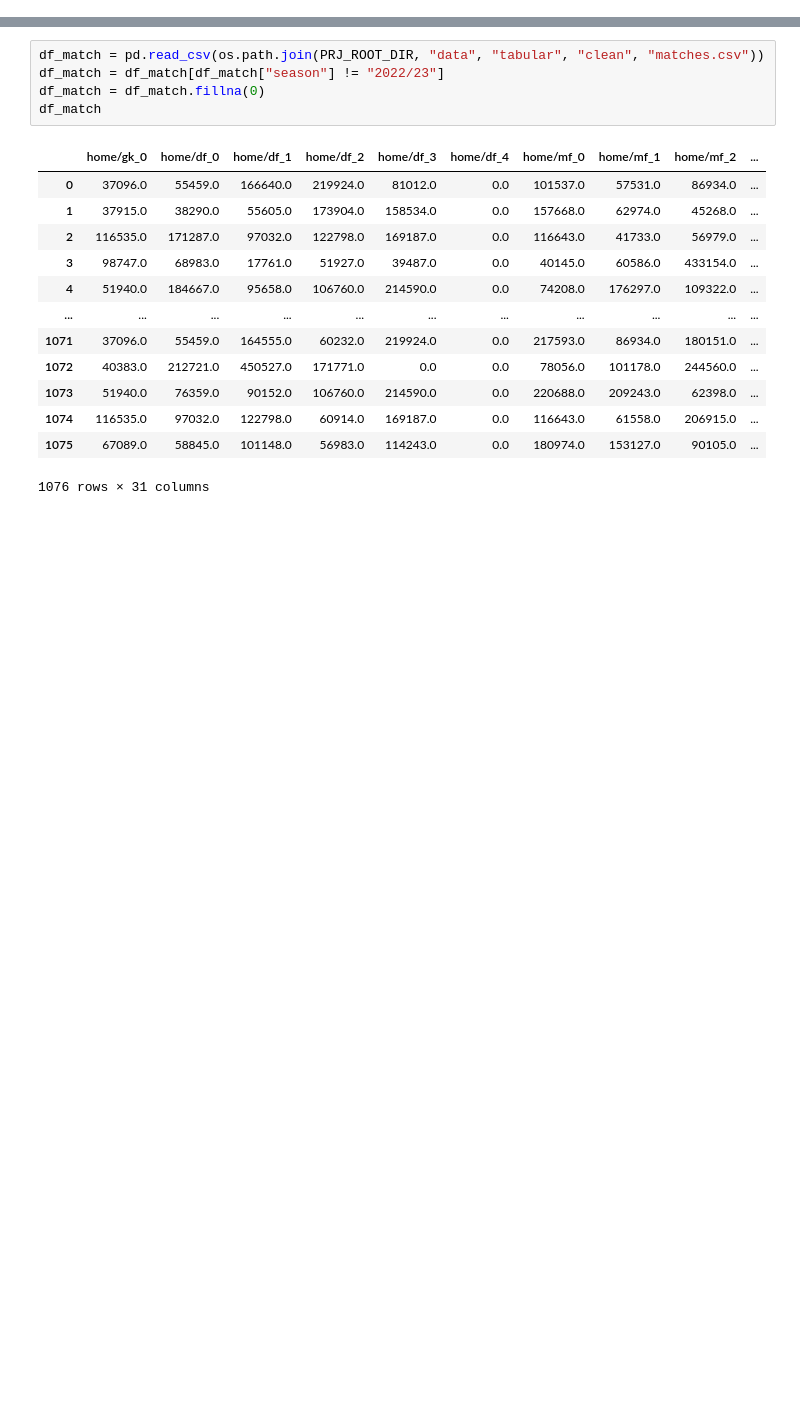
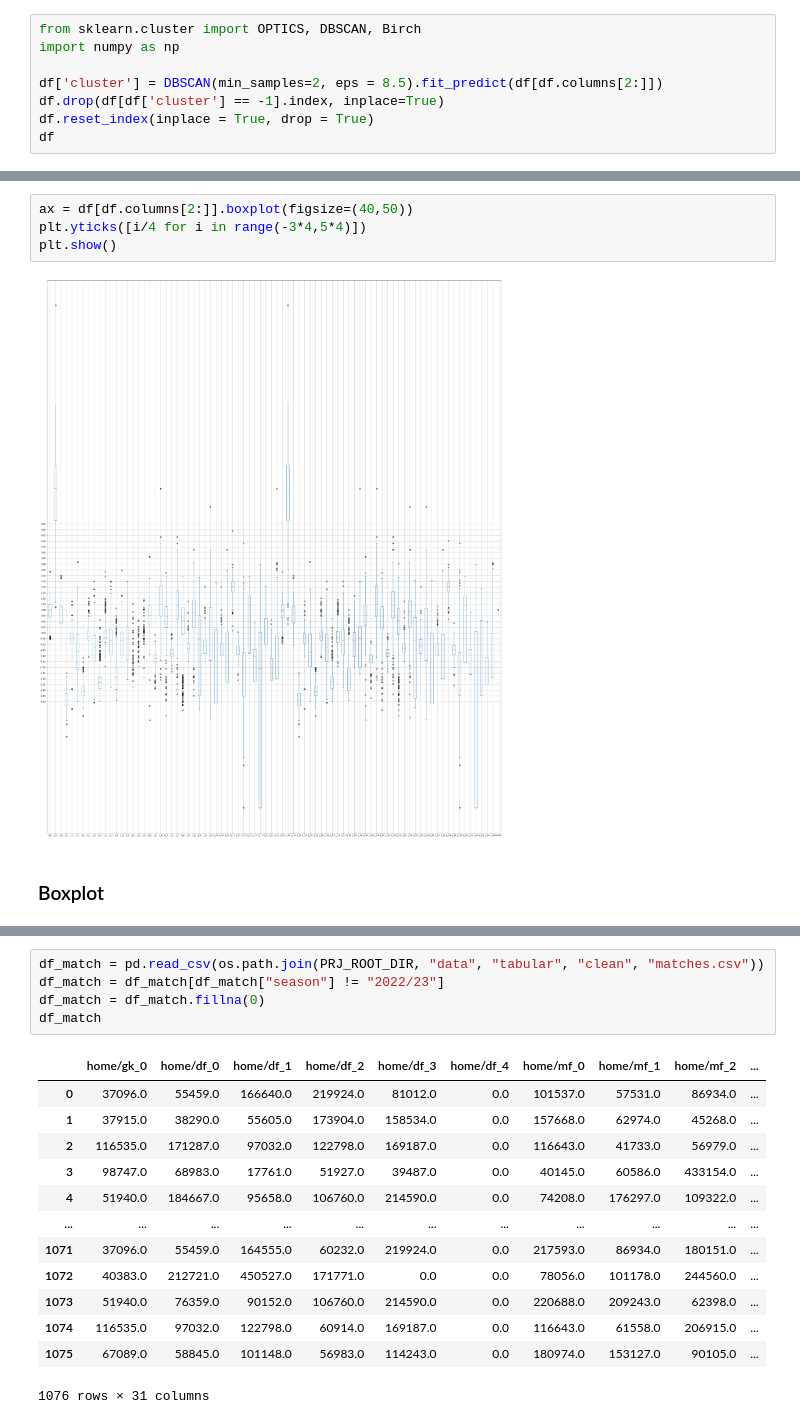
Before and after one commit to minhngt62/ds-epl-matches, a Jupyter notebook: notebooks/04.1_preprocessing.ipynb, the cells around one changed output, grey strips where cells are left out. Cells and saved outputs as stored; diff of their text form; blank space fills up the shorter version.

```diff
--- a/notebooks/04.1_preprocessing.ipynb
+++ b/notebooks/04.1_preprocessing.ipynb
@@ -27,0 +87,8 @@ import seaborn as sns
+# %%
+from sklearn.cluster import OPTICS, DBSCAN, Birch
+import numpy as np
+
+df['cluster'] = DBSCAN(min_samples=2, eps = 8.5).fit_predict(df[df.columns[2:]])
+df.drop(df[df['cluster'] == -1].index, inplace=True)
+df.reset_index(inplace = True, drop = True)
+df
@@ -27,0 +109,8 @@ import seaborn as sns
+# %%
+ax = df[df.columns[2:]].boxplot(figsize=(40,50))
+plt.yticks([i/4 for i in range(-3*4,5*4)])
+plt.show()
+# %% [output]
+[figure, added]
+# %% [markdown]
+### Boxplot
```
Also changed, not shown: parts of 56 cells of this notebook, 5 other files.
